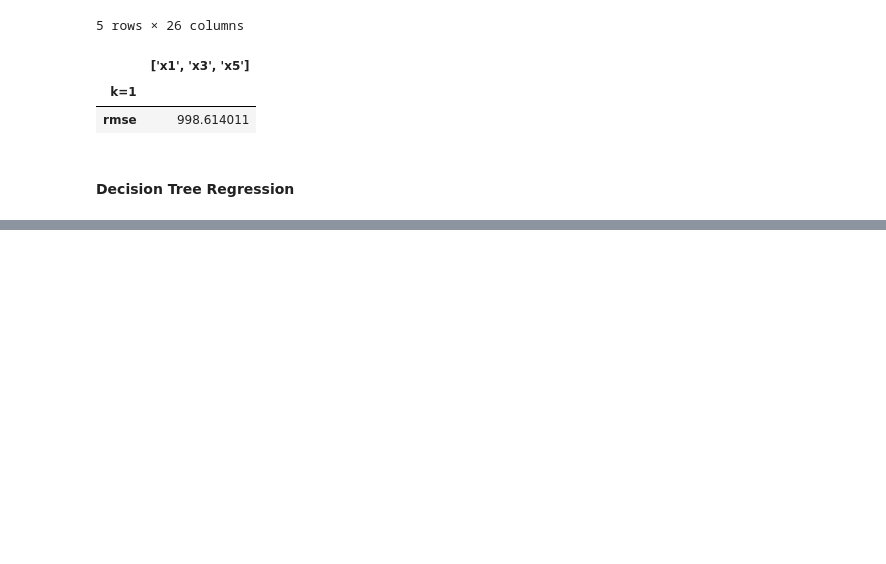
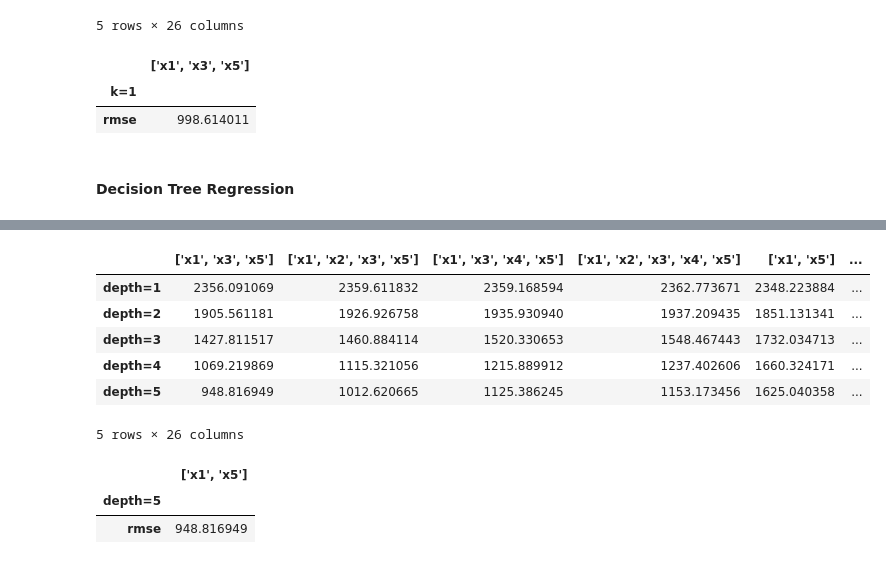
Before and after one commit to sahinozan/CE475-Project, a Jupyter notebook: project.ipynb, the cells around one changed output, grey strips where cells are left out. Cells and saved outputs as stored; diff of their text form; code cells hidden in the pictures; blank space fills up the shorter version.

```diff
--- a/project.ipynb
+++ b/project.ipynb
@@ -269,0 +273,35 @@ pd.DataFrame(lowest_dec_tree_error.iloc[:, 0])
+# %%
+def random_forest_regression(x, y, d, pred=None):
+    cv_score = np.sqrt(cross_val_score(estimator=RandomForestRegressor(random_state=0, max_depth=d), X=x[pred], y=y, cv=5, scoring=mse))
+    cv_pred = cross_val_predict(estimator=RandomForestRegressor(random_state=0, max_depth=d), X=x[pred], y=y, cv=5)
+    rf = RandomForestRegressor(random_state=0, max_depth=d)
+    rf.fit(x, y)
+    y_pred = rf.predict(test_data[predictors])
+
+    return y_pred, cv_pred, cv_score
+# %%
+rf_errors = pd.DataFrame()
+
+for i in predictor_combinations:
+    for j in range(1, 6):
+        rf_pred, cv_predictions, rmse_score = random_forest_regression(x=dataset[predictors], y=dataset['Y'], d=j, pred=i)
+        rf_errors.loc[f'depth={j}', f'{i}'] = np.mean(rmse_score)
+
+
+rf_errors.sort_values('depth=5', axis=1)
+# %% [output]
+|  | ['x1', 'x3', 'x5'] | ['x1', 'x2', 'x3', 'x5'] | ['x1', 'x3', 'x4', 'x5'] | ['x1', 'x2', 'x3', 'x4', 'x5'] | ['x1', 'x5'] | ... |
+| depth=1 | 2356.091069 | 2359.611832 | 2359.168594 | 2362.773671 | 2348.223884 | ... |
+| depth=2 | 1905.561181 | 1926.926758 | 1935.930940 | 1937.209435 | 1851.131341 | ... |
+| depth=3 | 1427.811517 | 1460.884114 | 1520.330653 | 1548.467443 | 1732.034713 | ... |
+| depth=4 | 1069.219869 | 1115.321056 | 1215.889912 | 1237.402606 | 1660.324171 | ... |
+| depth=5 | 948.816949 | 1012.620665 | 1125.386245 | 1153.173456 | 1625.040358 | ... |
+5 rows × 26 columns
+# %%
+lowest_rf_error = pd.DataFrame(data=min(rf_errors.min(axis=1)), columns=rf_errors.idxmin(axis=1), index=['rmse'])
+lowest_rf_error.index.name = rf_errors.index[rf_errors[rf_errors.idxmin(axis=1)[-1]] == min(rf_errors.min(axis=1))].values[0]
+pd.DataFrame(lowest_rf_error.iloc[:, 0])
+# %% [output]
+|  | ['x1', 'x5'] |
+| depth=5 |  |
+| rmse | 948.816949 |
```
Also changed, not shown: parts of 5 cells of this notebook.
